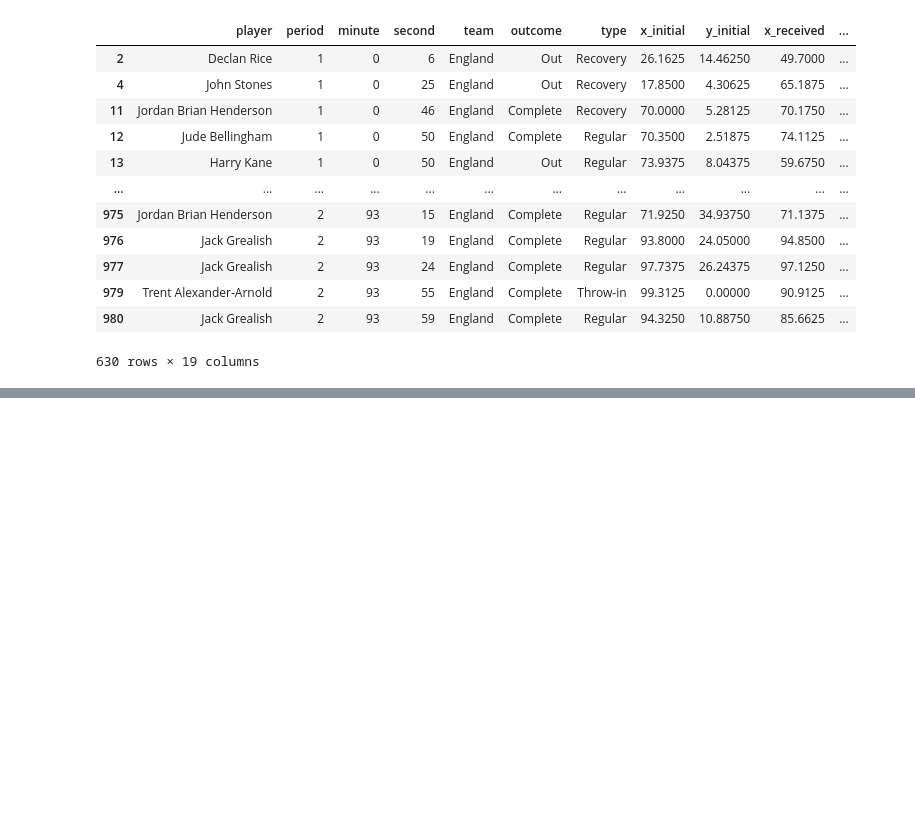
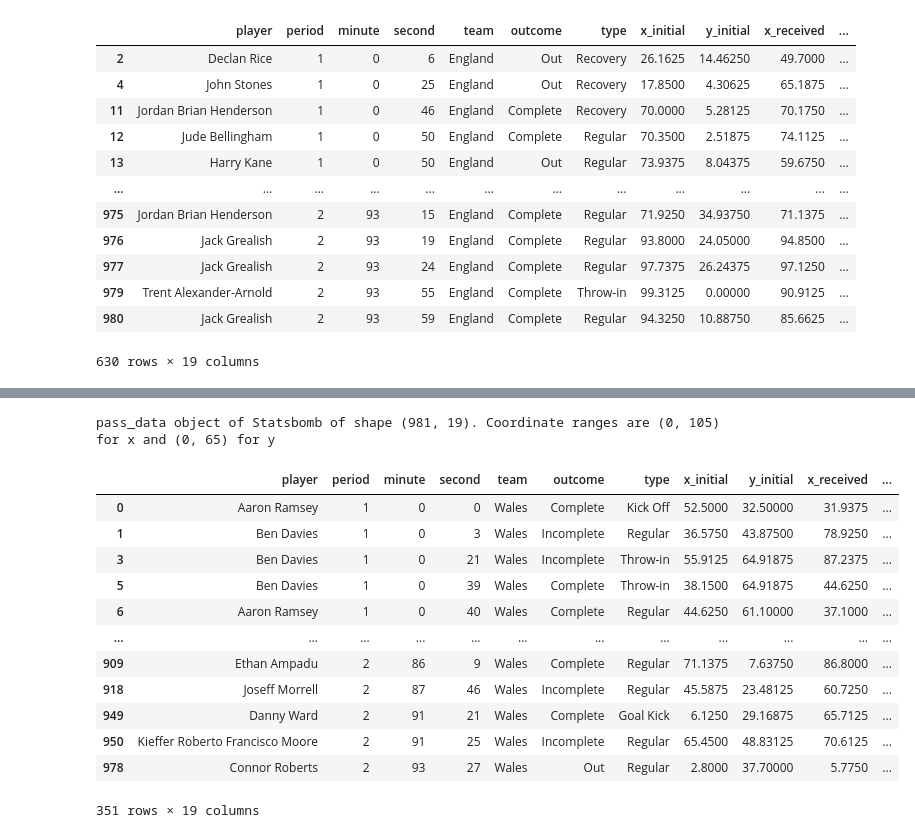
Before and after one commit to DavidB1999/My_Football_Analytics, a Jupyter notebook: PassData/Pass_data.ipynb, the cells around one changed output, grey strips where cells are left out. Drawn from its saved outputs; the diff is of its cells as text; code cells hidden in the pictures; blank space fills up the shorter version.

```diff
--- a/PassData/Pass_data.ipynb
+++ b/PassData/Pass_data.ipynb
@@ -150,0 +177,22 @@ passdata[]
+# %%
+df, teams = match_events(match_id=3857261, event_filter='passes')
+from Pass_Data import pass_data
+passdata = pass_data(df, data_source='Statsbomb', mirror_away=[''], scale_to_pitch='myPitch')
+print(passdata)
+pW, pC = passdata.get_passes(get='Wales')
+pW
+# %% [output]
+pass_data object of Statsbomb of shape (981, 19). Coordinate ranges are (0, 105) for x and (0, 65) for y
+|  | player | period | minute | second | team | outcome | type | x_initial | y_initial | x_received | ... |
+| 0 | Aaron Ramsey | 1 | 0 | 0 | Wales | Complete | Kick Off | 52.5000 | 32.50000 | 31.9375 | ... |
+| 1 | Ben Davies | 1 | 0 | 3 | Wales | Incomplete | Regular | 36.5750 | 43.87500 | 78.9250 | ... |
+| 3 | Ben Davies | 1 | 0 | 21 | Wales | Incomplete | Throw-in | 55.9125 | 64.91875 | 87.2375 | ... |
+| 5 | Ben Davies | 1 | 0 | 39 | Wales | Complete | Throw-in | 38.1500 | 64.91875 | 44.6250 | ... |
+| 6 | Aaron Ramsey | 1 | 0 | 40 | Wales | Complete | Regular | 44.6250 | 61.10000 | 37.1000 | ... |
+| ... | ... | ... | ... | ... | ... | ... | ... | ... | ... | ... | ... |
+| 909 | Ethan Ampadu | 2 | 86 | 9 | Wales | Complete | Regular | 71.1375 | 7.63750 | 86.8000 | ... |
+| 918 | Joseff Morrell | 2 | 87 | 46 | Wales | Incomplete | Regular | 45.5875 | 23.48125 | 60.7250 | ... |
+| 949 | Danny Ward | 2 | 91 | 21 | Wales | Complete | Goal Kick | 6.1250 | 29.16875 | 65.7125 | ... |
+| 950 | Kieffer Roberto Francisco Moore | 2 | 91 | 25 | Wales | Incomplete | Regular | 65.4500 | 48.83125 | 70.6125 | ... |
+| 978 | Connor Roberts | 2 | 93 | 27 | Wales | Out | Regular | 2.8000 | 37.70000 | 5.7750 | ... |
+351 rows × 19 columns
```
Also changed, not shown: parts of 7 cells of this notebook, 2 other files.
